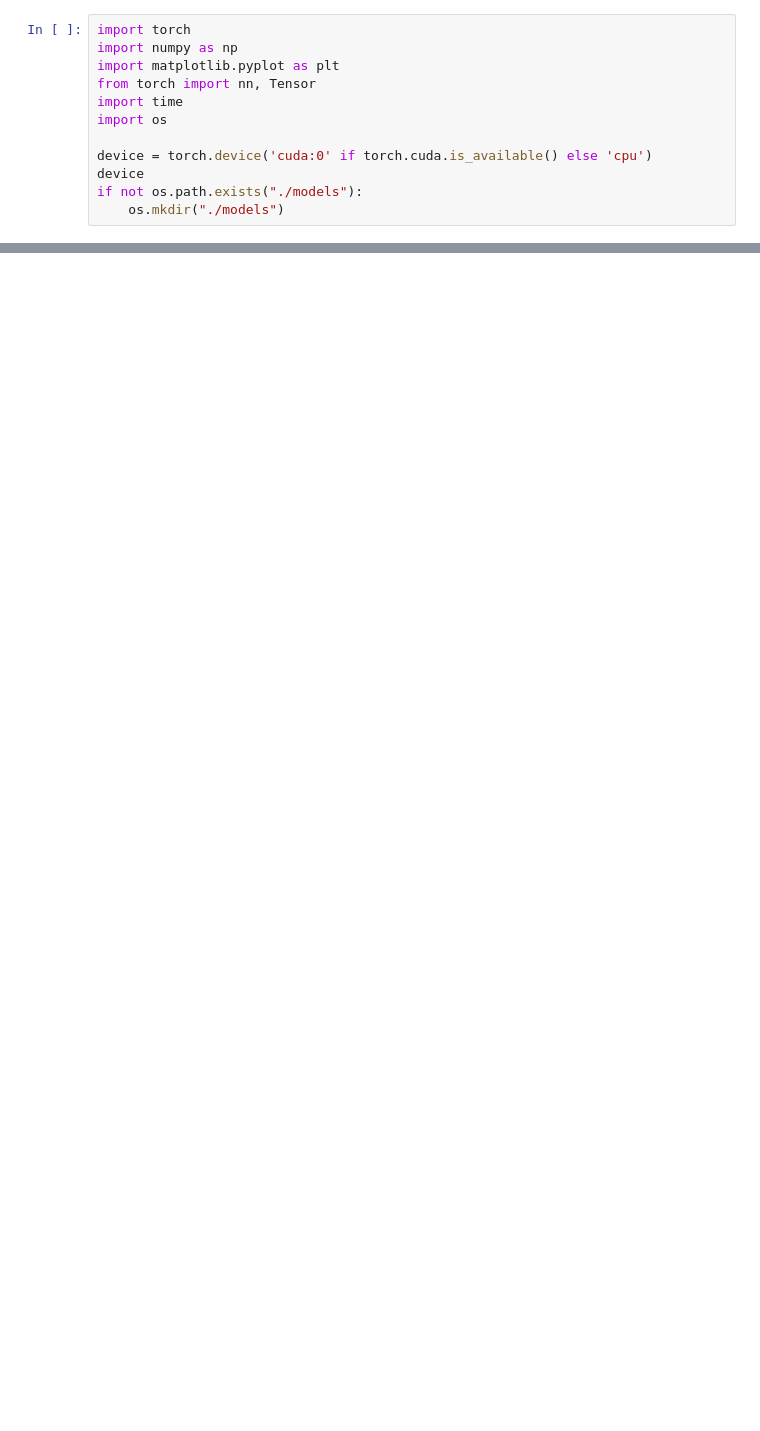
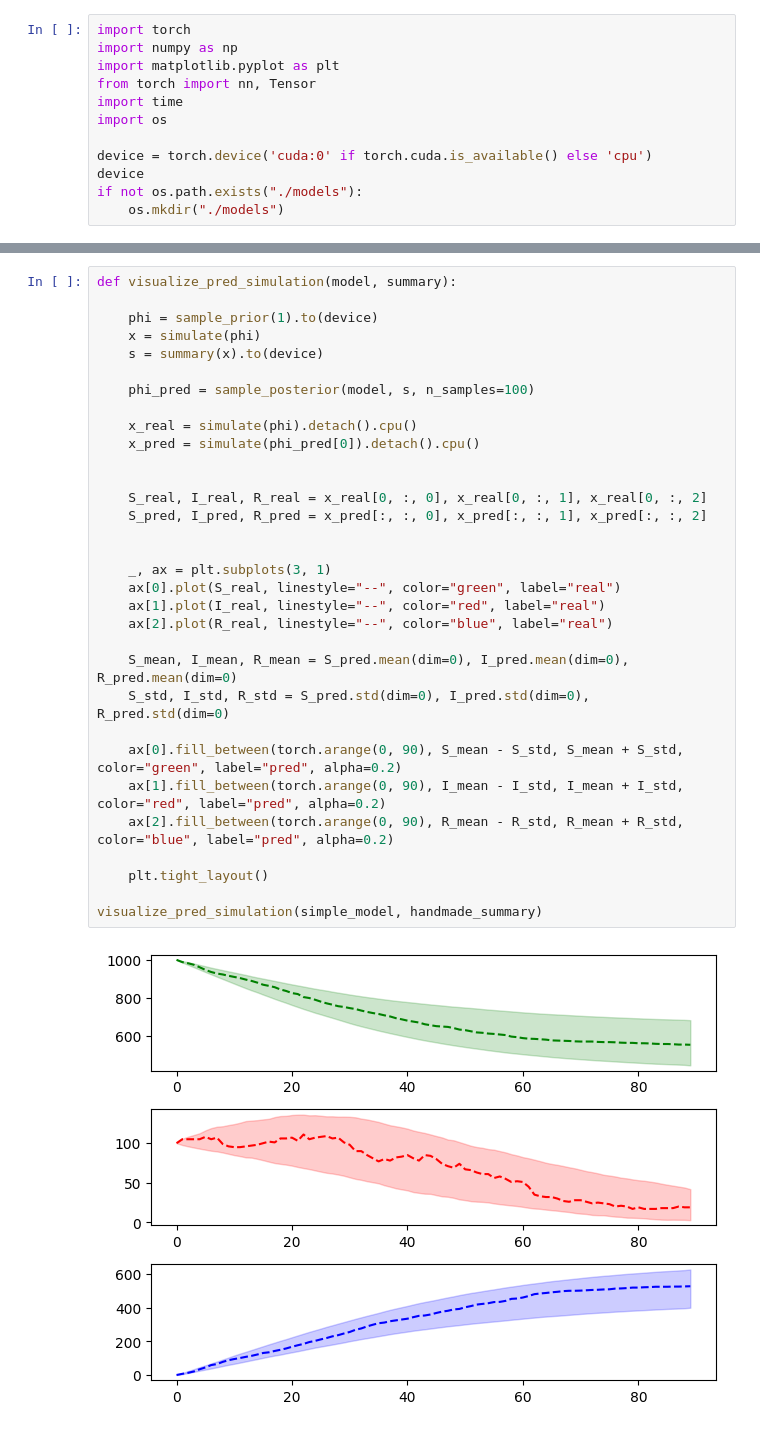
Before and after one commit to nidropakshin2/Amortized-learning, a Jupyter notebook: notebooks/SIR_flow.ipynb, the cells around one changed output, grey strips where cells are left out. Drawn from its saved outputs; the diff is of its cells as text; blank space fills up the shorter version.

```diff
--- a/notebooks/SIR_flow.ipynb
+++ b/notebooks/SIR_flow.ipynb
@@ -487,0 +392,34 @@ plt.scatter(torch.log(posterior[:, 0]), torch.log(posterior[:, 1]), s=1)
+# %%
+def visualize_pred_simulation(model, summary):
+
+    phi = sample_prior(1).to(device)
+    x = simulate(phi)
+    s = summary(x).to(device)
+
+    phi_pred = sample_posterior(model, s, n_samples=100)
+
+    x_real = simulate(phi).detach().cpu()
+    x_pred = simulate(phi_pred[0]).detach().cpu()
+
+
+    S_real, I_real, R_real = x_real[0, :, 0], x_real[0, :, 1], x_real[0, :, 2]
+    S_pred, I_pred, R_pred = x_pred[:, :, 0], x_pred[:, :, 1], x_pred[:, :, 2]
+
+
+    _, ax = plt.subplots(3, 1)
+    ax[0].plot(S_real, linestyle="--", color="green", label="real")
+    ax[1].plot(I_real, linestyle="--", color="red", label="real")
+    ax[2].plot(R_real, linestyle="--", color="blue", label="real")
+
+    S_mean, I_mean, R_mean = S_pred.mean(dim=0), I_pred.mean(dim=0), R_pred.mean(dim=0)
+    S_std, I_std, R_std = S_pred.std(dim=0), I_pred.std(dim=0), R_pred.std(dim=0)
+
+    ax[0].fill_between(torch.arange(0, 90), S_mean - S_std, S_mean + S_std, color="green", label="pred", alpha=0.2)
+    ax[1].fill_between(torch.arange(0, 90), I_mean - I_std, I_mean + I_std, color="red", label="pred", alpha=0.2)
+    ax[2].fill_between(torch.arange(0, 90), R_mean - R_std, R_mean + R_std, color="blue", label="pred", alpha=0.2)
+
+    plt.tight_layout()
+
+visualize_pred_simulation(simple_model, handmade_summary)
+# %% [output]
+[figure, added]
```
Also changed, not shown: parts of 51 cells of this notebook.
